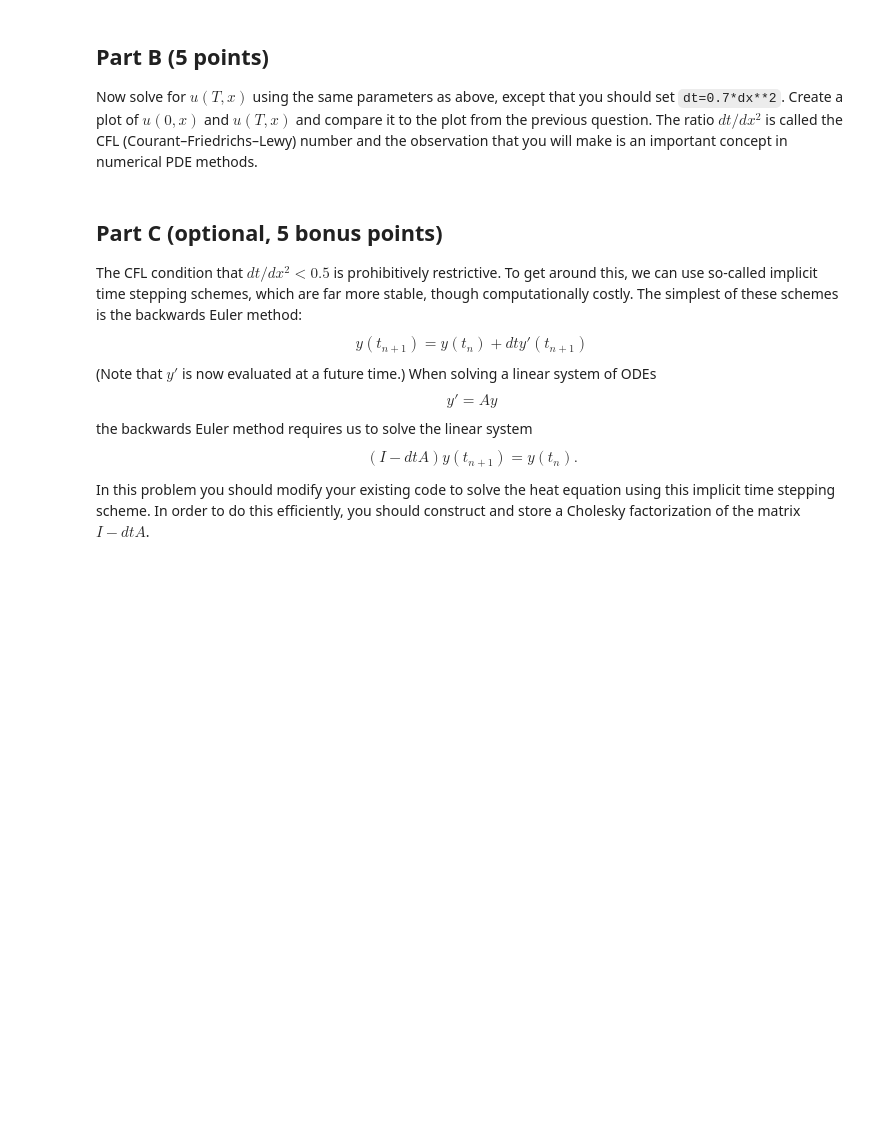
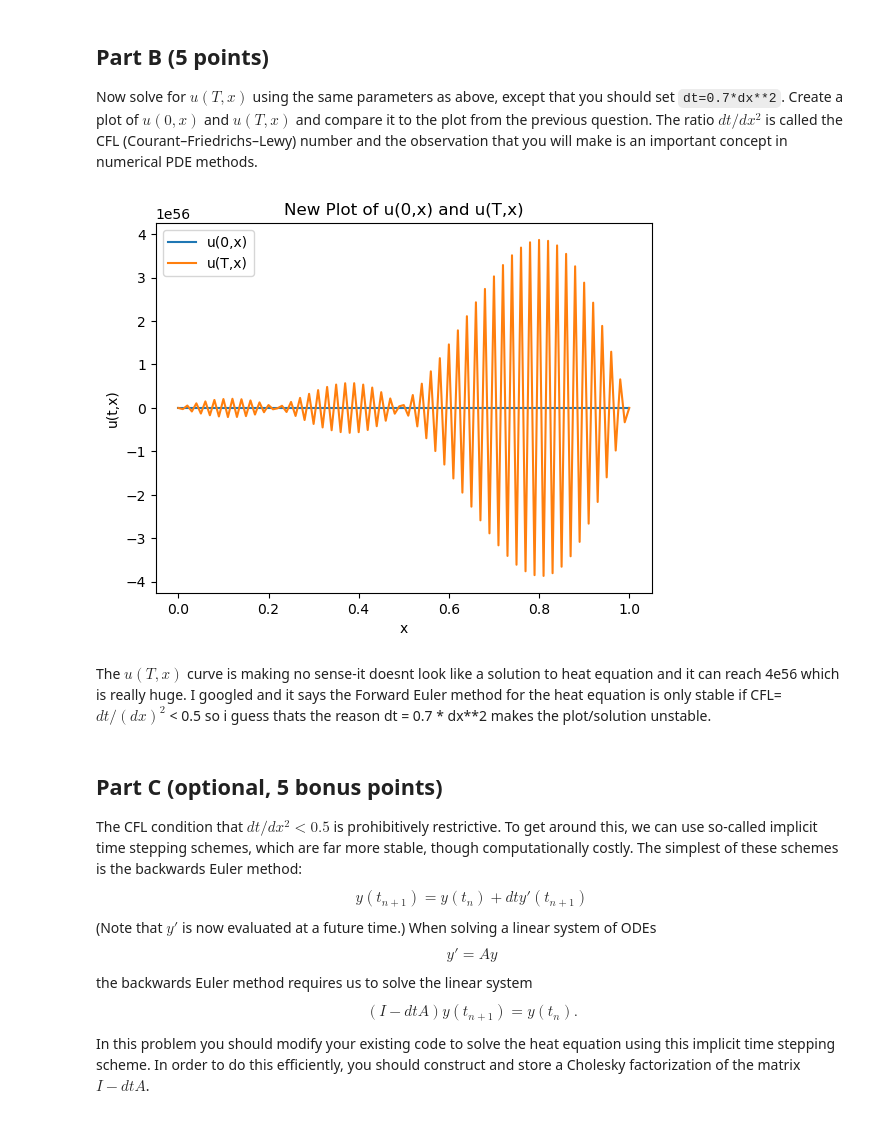
Before and after one commit to UChi-ComPy23/hw3-shuoliuyv, a Jupyter notebook: answers.ipynb, the cells around one changed output. Saved outputs shown, nothing was run; the diff lists cells and outputs as text; code cells hidden in the pictures; blank space fills up the shorter version.

```diff
--- a/answers.ipynb
+++ b/answers.ipynb
@@ -314,6 +368,28 @@ def sim_heat(n,f,bc,dx,dt,T):
 # %% [markdown]
 ## Part B (5 points)
 Now solve for $u(T,x)$ using the same parameters as above, except that you should set `dt=0.7*dx**2`. Create a plot of $u(0,x)$ and $u(T,x)$ and compare it to the plot from the previous question. The ratio $dt/dx^2$ is called the CFL (Courant–Friedrichs–Lewy) number and the observation that you will make is an important concept in numerical PDE methods.
+# %%
+n = 99
+dx = 1 / (n + 1)
+dt = 0.7 * dx**2 #dt changed
+T = 0.02
+bc = [0, 0]
+f = lambda x: np.sin(2 * np.pi * x)
+x = np.linspace(0, 1, n+2)
+u = sim_heat(n, f, bc, dx, dt, T) #result array u
+#plot
+f = lambda x: np.sin(2 * np.pi * x) #u(0,x) = f(x) = sin(2pix)
+plt.plot(x,f(x),label="u(0,x)")
+plt.plot(x,u,label="u(T,x)")
+plt.xlabel("x")
+plt.ylabel("u(t,x)")
+plt.title("New Plot of u(0,x) and u(T,x)")
+plt.legend()
+plt.show()
+# %% [output]
+[figure, added]
+# %% [markdown]
+The $u(T,x)$ curve is making no sense-it doesnt look like a solution to heat equation and it can reach 4e56 which is really huge. I googled and it says the Forward Euler method for the heat equation is only stable if CFL=$dt/(dx)^2$ < 0.5 so i guess thats the reason dt = 0.7 * dx**2 makes the plot/solution unstable.
 # %% [markdown]
 ## Part C (optional, 5 bonus points)
 The CFL condition that $dt/dx^2<0.5$ is prohibitively restrictive. To get around this, we can use so-called implicit time stepping schemes, which are far more stable, though computationally costly. The simplest of these schemes is the backwards Euler method:
```
Also changed, not shown: parts of 5 cells of this notebook.
